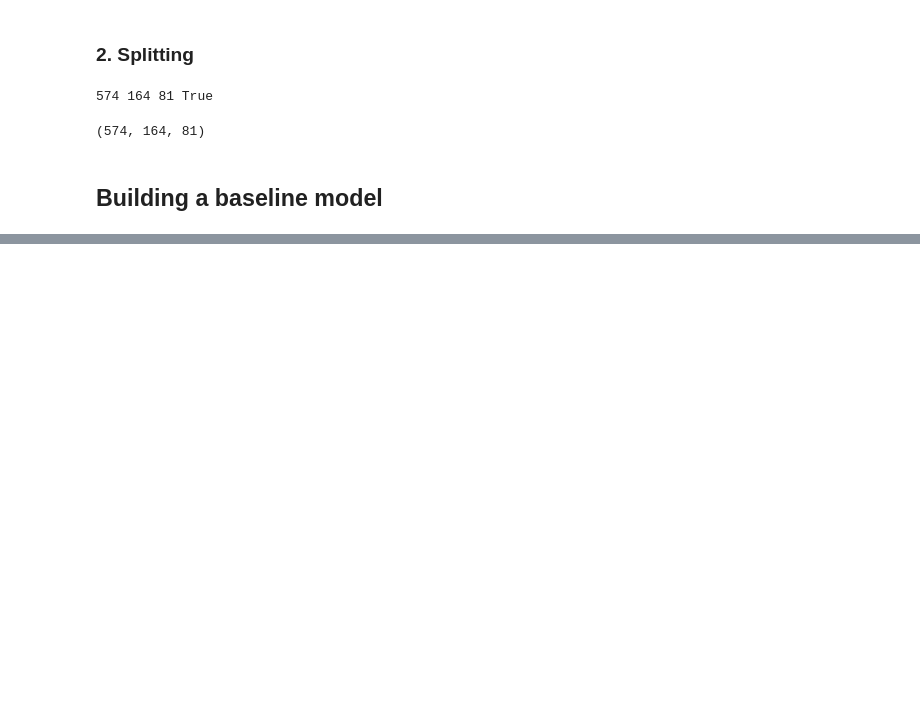
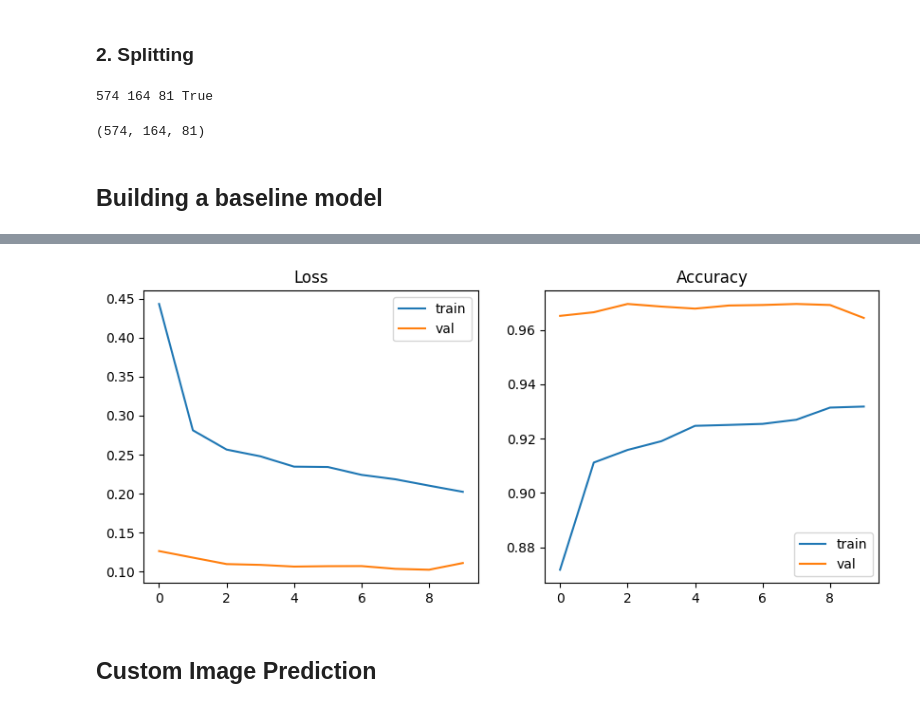
Before and after one commit to RohanVarmaRagula/Animal-Image-Classification-using-Convulutional-Neural-Networks, a Jupyter notebook: Animal_10.ipynb, the cells around one changed output, grey strips where cells are left out. Saved outputs shown, nothing was run; the diff lists cells and outputs as text; code cells hidden in the pictures; blank space fills up the shorter version.

```diff
--- a/Animal_10.ipynb
+++ b/Animal_10.ipynb
@@ -279,0 +283,9 @@ plot_loss_curves(history_1)
+# %%
+from tensorflow.keras.layers import RandomFlip, RandomContrast, RandomZoom, RandomRotation
+
+data_augmentation_layer = Sequential([
+    RandomFlip('horizontal'),
+    RandomRotation(0.2),
+    RandomZoom(0.2),
+    RandomContrast(0.2),
+])
@@ -279,0 +430,23 @@ plot_loss_curves(history_1)
+# %%
+model_4 = Sequential([
+    data_augmentation_layer,
+    Xception_model_1,
+
+    # Dense Head
+    GlobalAvgPool2D(),
+    Dense(10, activation='softmax')
+])
+
+model_4.compile(
+    loss = 'categorical_crossentropy',
+    optimizer = 'adam',
+    metrics = ['accuracy']
+)
+
+history_4 = model_4.fit(
+    train,
+    epochs = 10,
+    steps_per_epoch = len(train),
+    validation_data = val,
+    validation_steps = len(val)
+)
@@ -279,0 +479,6 @@ plot_loss_curves(history_1)
+# %%
+plot_loss_curves(history_4)
+# %% [output]
+[figure, added]
+# %% [markdown]
+## Custom Image Prediction
```
Also changed, not shown: parts of 35 cells of this notebook, 1 other file.
